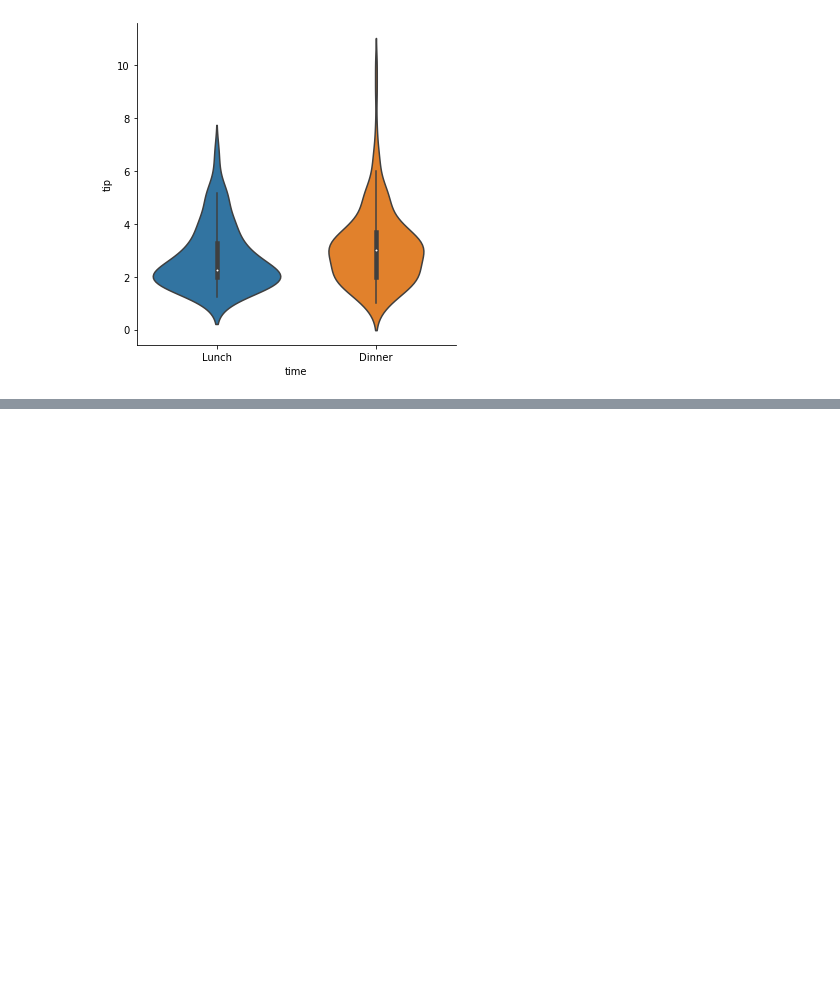
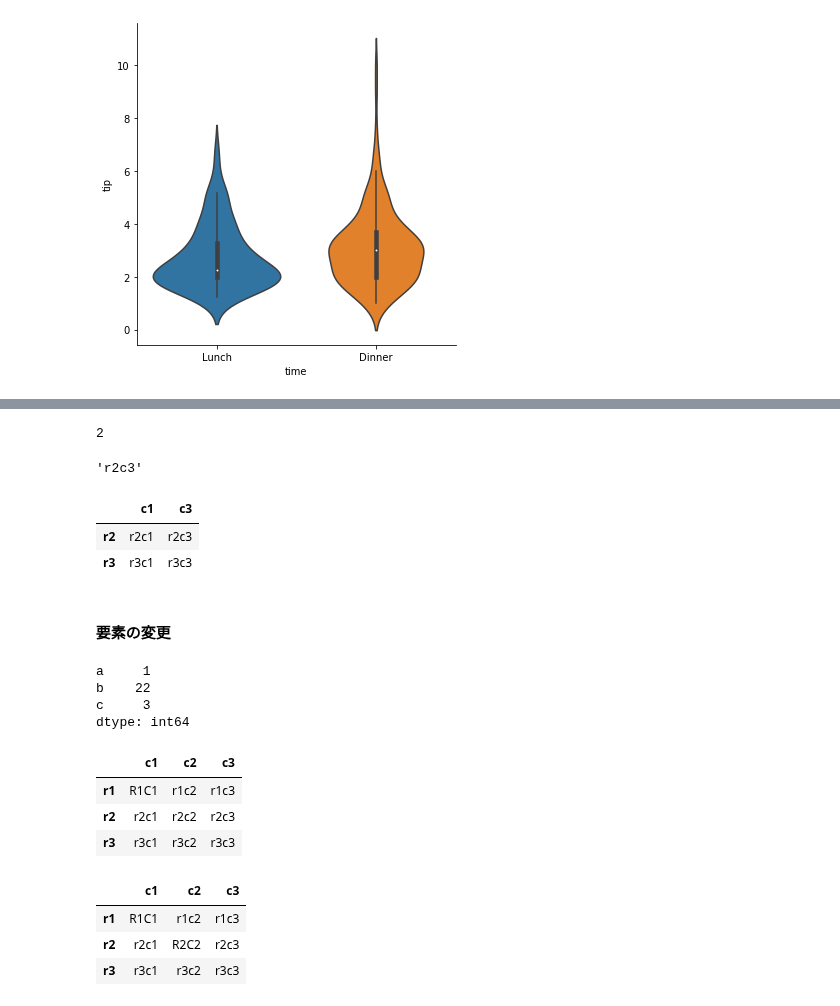
Before and after one commit to zfukuoka/Copying_a_sutra, a Jupyter notebook: SoftwareDesign202010_01/SoftwareDesign202010_0101.ipynb, the cells around one changed output, grey strips where cells are left out. Drawn from its saved outputs; the diff is of its cells as text; code cells hidden in the pictures; blank space fills up the shorter version.

```diff
--- a/SoftwareDesign202010_01/SoftwareDesign202010_0101.ipynb
+++ b/SoftwareDesign202010_01/SoftwareDesign202010_0101.ipynb
@@ -18,0 +253,40 @@ sns.catplot(
+# %%
+ser.iloc[1]
+# %% [output]
+2
+# %%
+rc_df.iloc[1, 2]
+# %% [output]
+'r2c3'
+# %%
+rc_df.iloc[1:, [0, 2]]
+# %% [output]
+|  | c1 | c3 |
+| r2 | r2c1 | r2c3 |
+| r3 | r3c1 | r3c3 |
+# %% [markdown]
+#### 要素の変更
+# %%
+ser.loc["b"] = 22
+ser
+# %% [output]
+a     1
+b    22
+c     3
+dtype: int64
+# %%
+rc_df.loc["r1", "c1"] = "R1C1"
+rc_df
+# %% [output]
+|  | c1 | c2 | c3 |
+| r1 | R1C1 | r1c2 | r1c3 |
+| r2 | r2c1 | r2c2 | r2c3 |
+| r3 | r3c1 | r3c2 | r3c3 |
+# %%
+rc_df.iloc[1, 1] = "R2C2"
+rc_df
+# %% [output]
+|  | c1 | c2 | c3 |
+| r1 | R1C1 | r1c2 | r1c3 |
+| r2 | r2c1 | R2C2 | r2c3 |
+| r3 | r3c1 | r3c2 | r3c3 |
```
Also changed, not shown: parts of 62 cells of this notebook.
